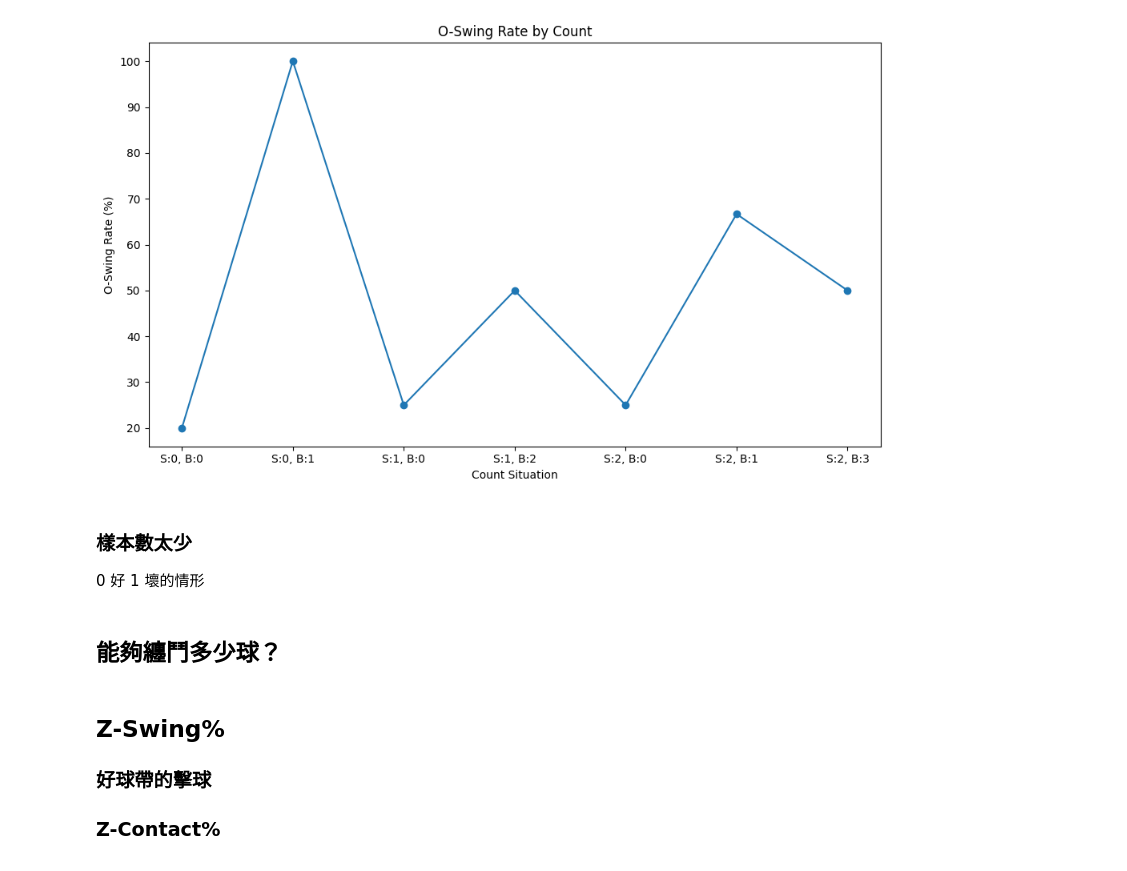
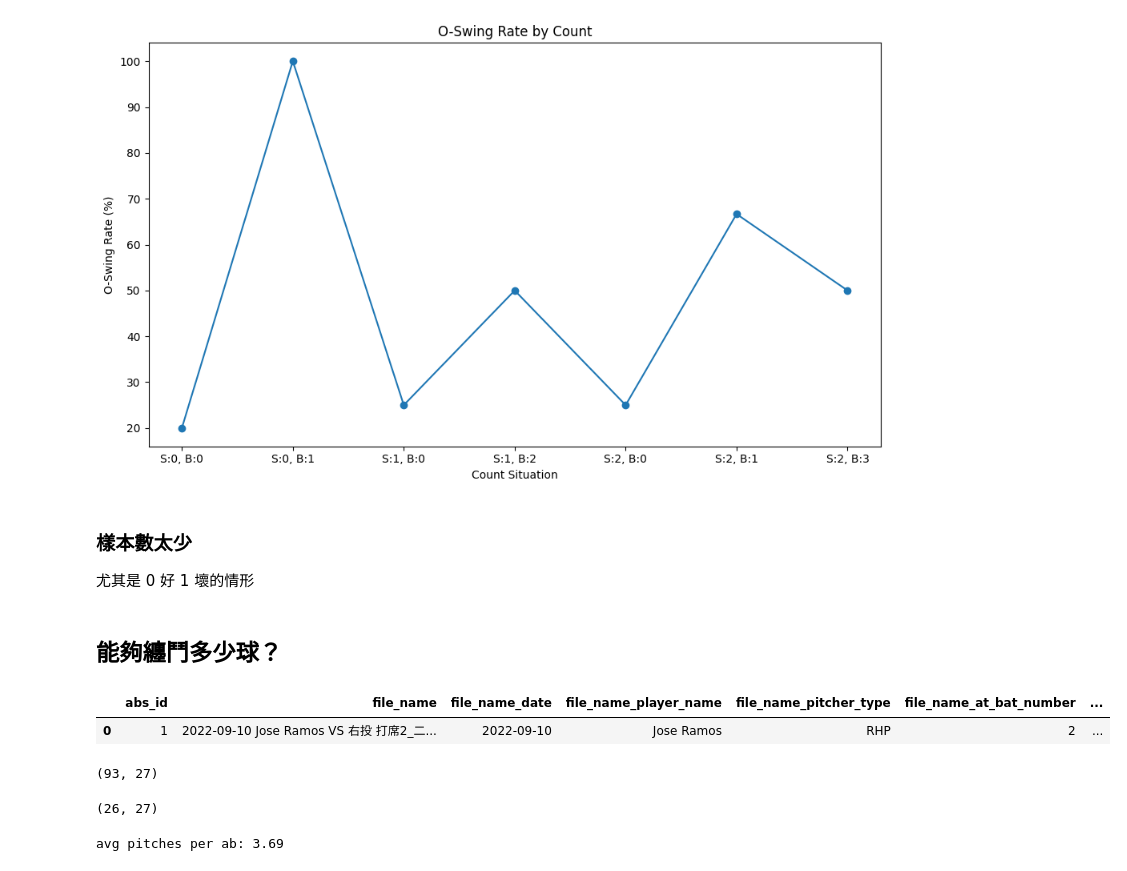
Before and after one commit to Shiou-Ju/jose-ramos-panama-batting, a Jupyter notebook: analysis/discipline.ipynb, the cells around one changed output. Drawn from its saved outputs; the diff is of its cells as text; code cells hidden in the pictures.

Commit message:
feat: Discipline metrics with average pitches thrown per at-bat

```diff
--- a/analysis/discipline.ipynb
+++ b/analysis/discipline.ipynb
@@ -132,11 +139,6 @@ plt.show()
 [figure]
 # %% [markdown]
 ### 樣本數太少
- 0 好 1 壞的情形
+尤其是 0 好 1 壞的情形
 # %% [markdown]
 ## 能夠纏鬥多少球？
-# %% [markdown]
-## Z-Swing%
-### 好球帶的擊球
-
-### Z-Contact%
@@ -144,0 +145,22 @@ plt.show()
+# %%
+# 引入打席記錄
+abs_path = "../labeled/50_abs_jose_ramos_20240308.csv"
+abs_df = pd.read_csv(abs_path)
+# %% [output]
+|  | abs_id | file_name | file_name_date | file_name_player_name | file_name_pitcher_type | file_name_at_bat_number | ... |
+| 0 | 1 | 2022-09-10 Jose Ramos VS 右投 打席2_二... | 2022-09-10 | Jose Ramos | RHP | 2 | ... |
+# %%
+
+last_pitches = pitches_df.loc[pitches_df.groupby('abs_id')['nth_pitch_ab'].idxmax()]
+
+last_pitches.shape
+# %% [output]
+(93, 27)
+(26, 27)
+# %%
+average_pitch_thrown_per_ab = last_pitches['nth_pitch_ab'].mean()
+average_pitch_thrown_per_ab
+
+print(f"avg pitches per ab: {average_pitch_thrown_per_ab:.2f}")
+# %% [output]
+avg pitches per ab: 3.69
```
Also changed, not shown: parts of 3 cells of this notebook.
